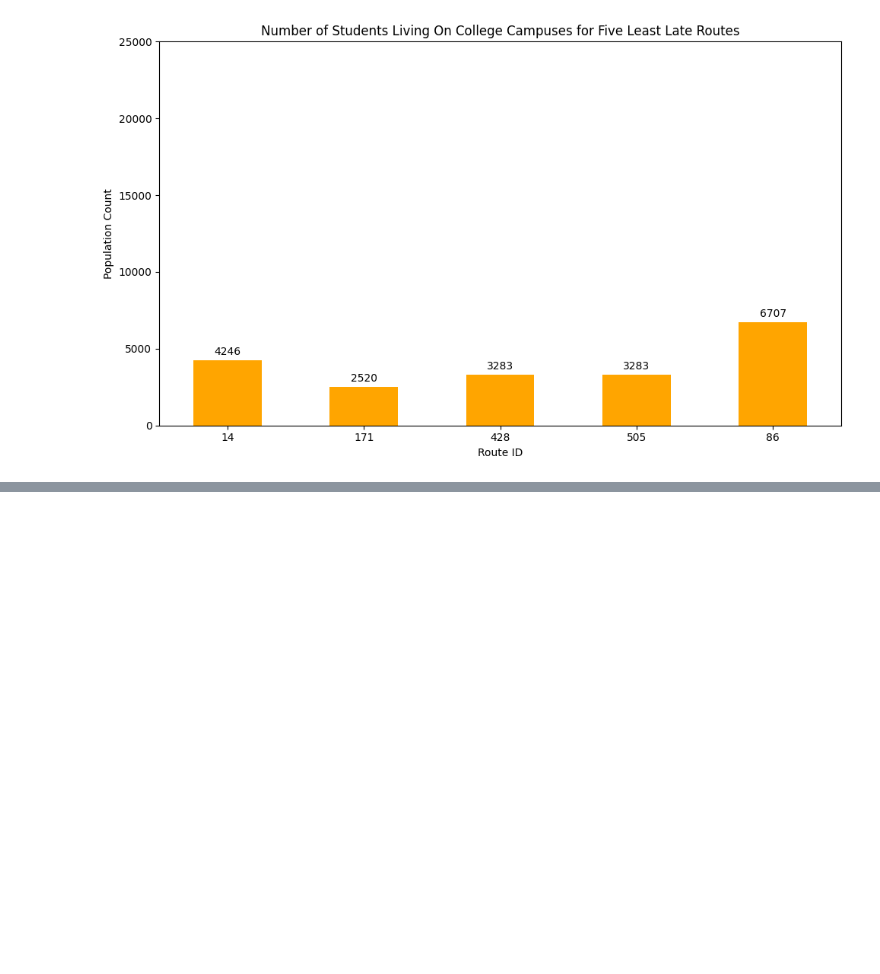
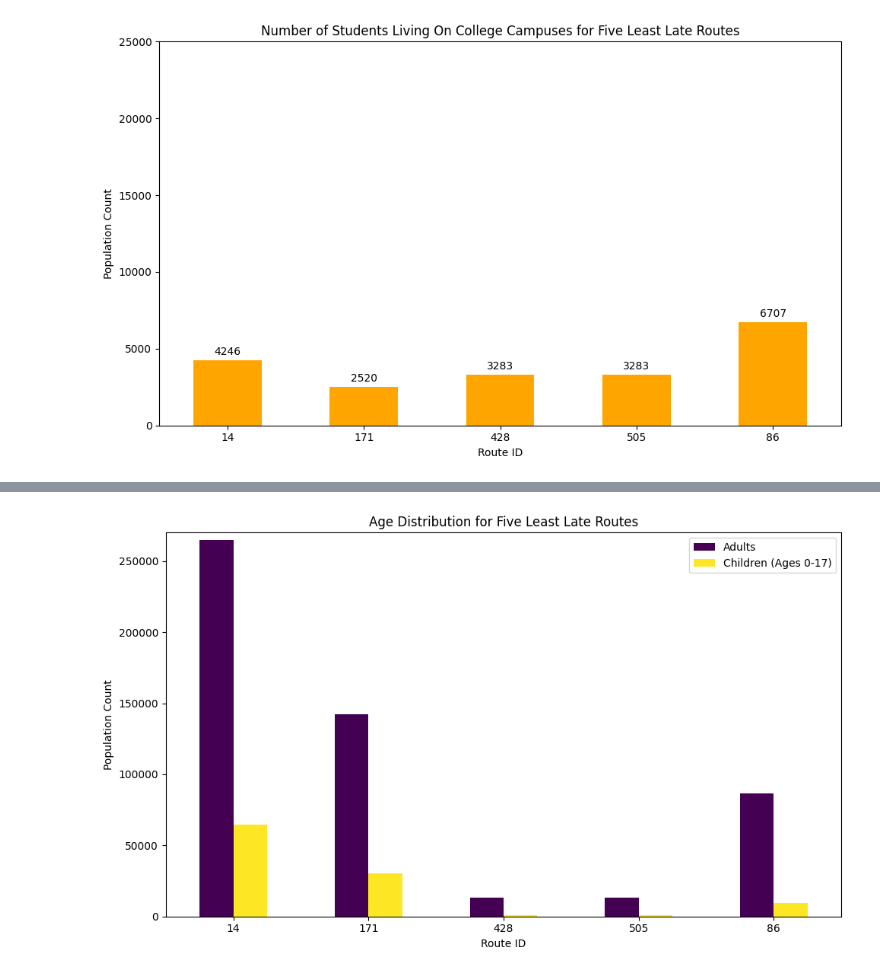
Before and after one commit to BU-Spark/ds-boston-transit-performance, a Jupyter notebook: fa23-team-c/baseques_visual.ipynb, the cells around one changed output, grey strips where cells are left out. Drawn from its saved outputs; the diff is of its cells as text; code cells hidden in the pictures; blank space fills up the shorter version.

```diff
--- a/fa23-team-c/baseques_visual.ipynb
+++ b/fa23-team-c/baseques_visual.ipynb
@@ -209,0 +229,14 @@ plt.show()
+# %%
+least_late_age_data = least_late_routes_data[['route_id', 'Adults', 'Children (Ages 0-17)']]
+least_late_age_data.set_index('route_id', inplace=True)
+
+least_late_age_data.plot(kind='bar', figsize=(10,6), colormap='viridis')
+plt.xlabel('Route ID')
+plt.ylabel('Population Count')
+plt.title('Age Distribution for Five Least Late Routes')
+plt.xticks(rotation=0)
+plt.ylim(0,270000)
+plt.tight_layout()
+plt.show()
+# %% [output]
+[figure, added]
```
Also changed, not shown: parts of 5 cells of this notebook.
